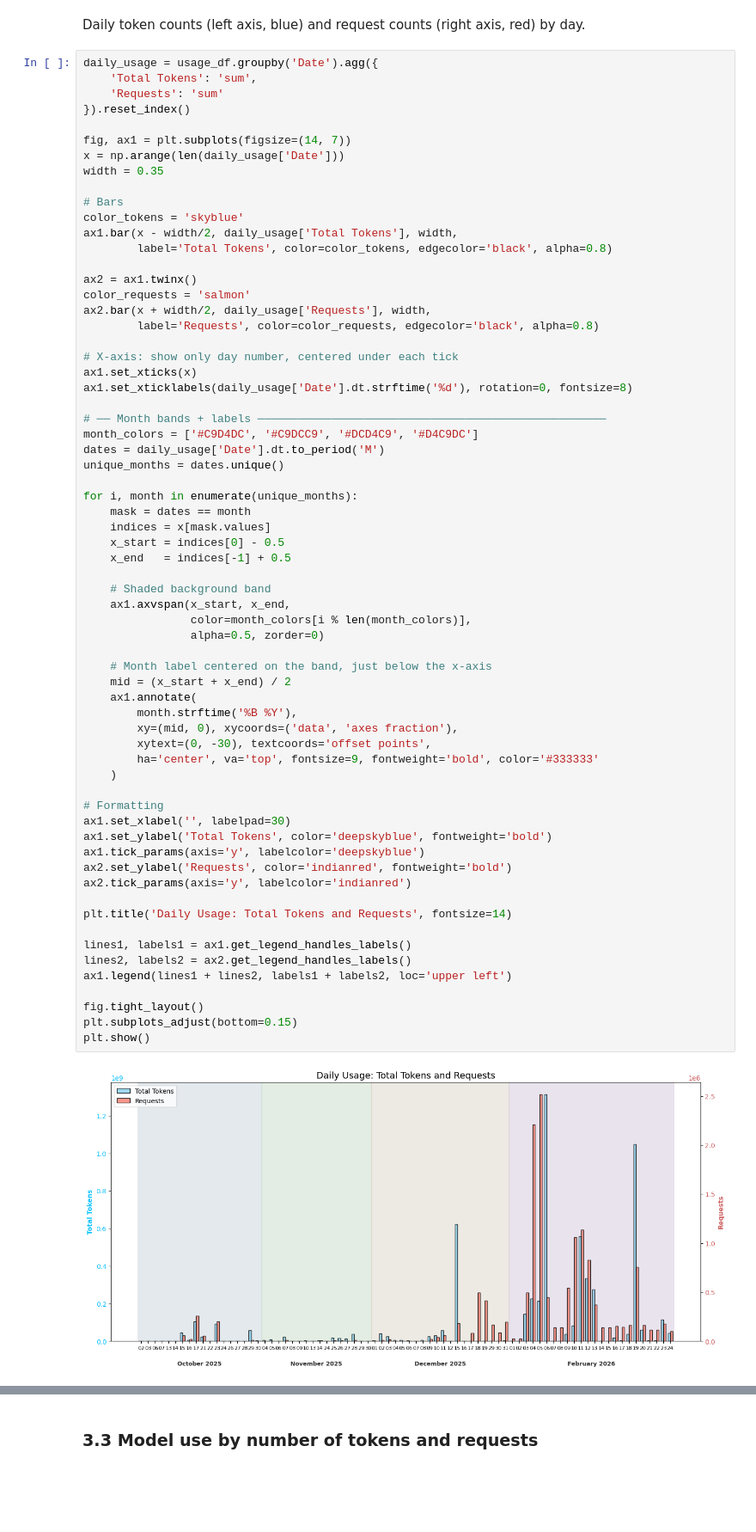
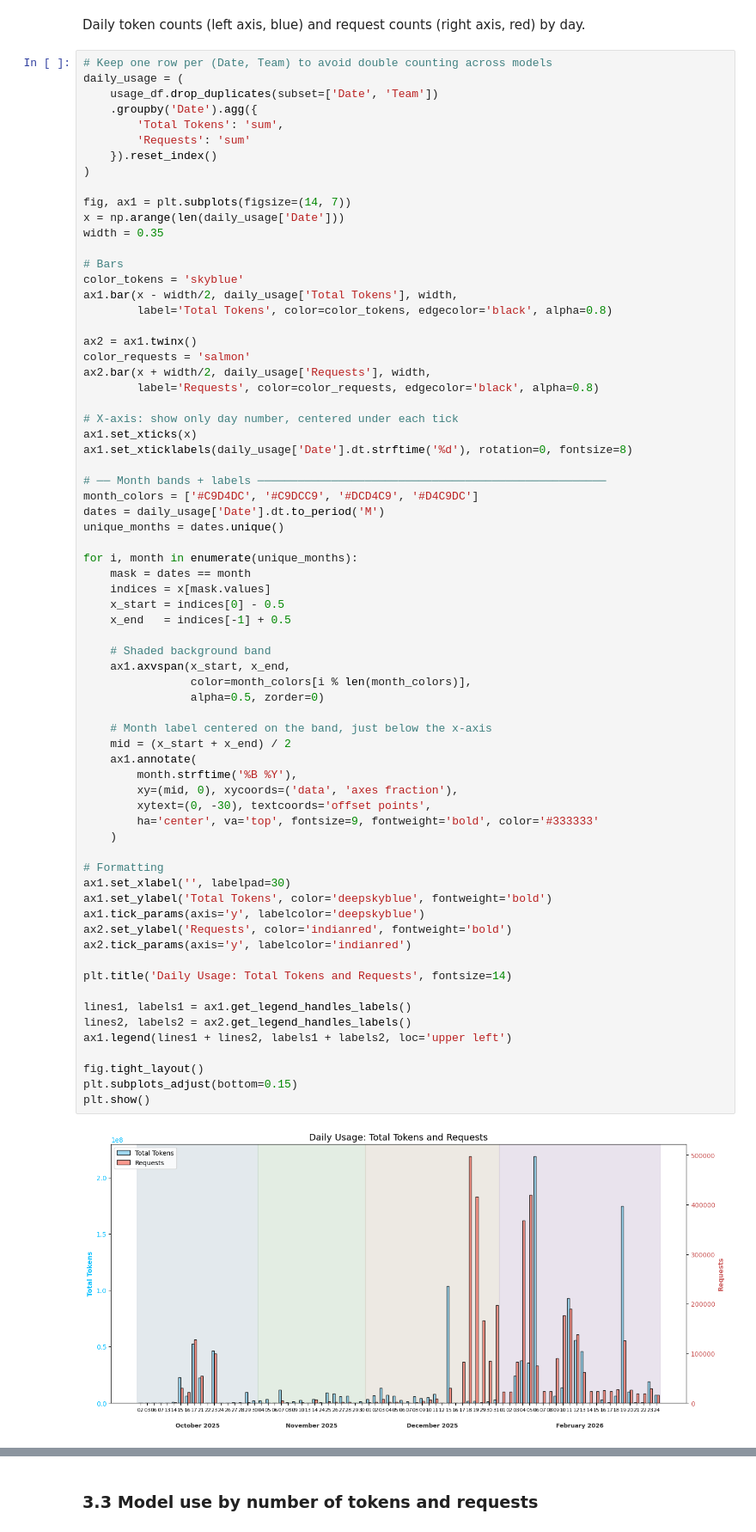
Before and after one commit to rcfpowers/DGFiP_Environmental_AI, a Jupyter notebook: Data_description.ipynb, the cells around one changed output, grey strips where cells are left out. Shown at 86% size. Saved outputs shown, nothing was run; the diff lists cells and outputs as text; blank space fills up the shorter version.

```diff
--- a/Data_description.ipynb
+++ b/Data_description.ipynb
@@ -172,10 +172,14 @@ plt.show()
 # %% [markdown]
 Daily token counts (left axis, blue) and request counts (right axis, red) by day.
 # %%
-daily_usage = usage_df.groupby('Date').agg({
-    'Total Tokens': 'sum',
-    'Requests': 'sum'
-}).reset_index()
+# Keep one row per (Date, Team) to avoid double counting across models
+daily_usage = (
+    usage_df.drop_duplicates(subset=['Date', 'Team'])
+    .groupby('Date').agg({
+        'Total Tokens': 'sum',
+        'Requests': 'sum'
+    }).reset_index()
+)
 
 fig, ax1 = plt.subplots(figsize=(14, 7))
 x = np.arange(len(daily_usage['Date']))
@@ -210,31 +214,31 @@ for i, month in enumerate(unique_months):
     ax1.axvspan(x_start, x_end,
                 color=month_colors[i % len(month_colors)],
                 alpha=0.5, zorder=0)
 
     # Month label centered on the band, just below the x-axis
     mid = (x_start + x_end) / 2
     ax1.annotate(
         month.strftime('%B %Y'),
         xy=(mid, 0), xycoords=('data', 'axes fraction'),
         xytext=(0, -30), textcoords='offset points',
         ha='center', va='top', fontsize=9, fontweight='bold', color='#333333'
     )
 
 # Formatting
 ax1.set_xlabel('', labelpad=30)
 ax1.set_ylabel('Total Tokens', color='deepskyblue', fontweight='bold')
 ax1.tick_params(axis='y', labelcolor='deepskyblue')
 ax2.set_ylabel('Requests', color='indianred', fontweight='bold')
 ax2.tick_params(axis='y', labelcolor='indianred')
 
 plt.title('Daily Usage: Total Tokens and Requests', fontsize=14)
 
 lines1, labels1 = ax1.get_legend_handles_labels()
 lines2, labels2 = ax2.get_legend_handles_labels()
 ax1.legend(lines1 + lines2, labels1 + labels2, loc='upper left')
 
 fig.tight_layout()
 plt.subplots_adjust(bottom=0.15)
 plt.show()
 # %% [output]
-[figure, old version]
+[figure, new version]
```
Also changed, not shown: parts of 1 cell of this notebook.
